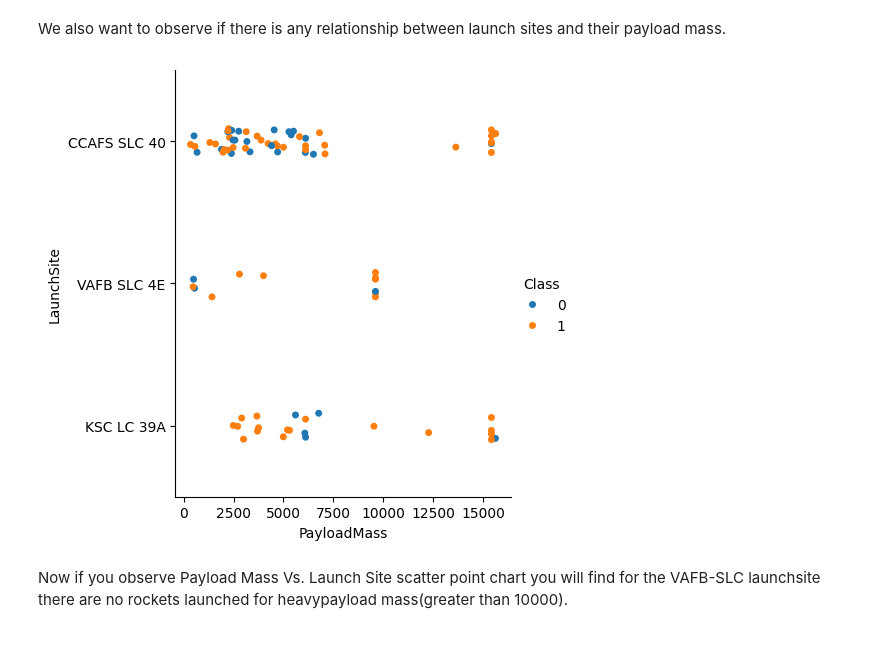
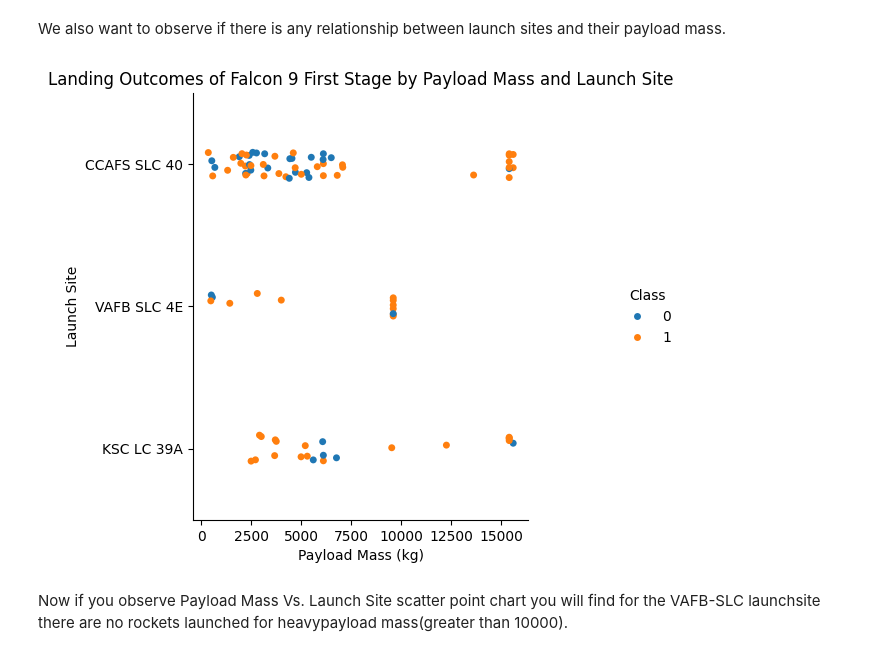
Before and after one commit to azwzhou/SpaceX-Falcon-9-Data-Science-Capstone-Coursera, a Jupyter notebook: EDA with Visualisation.ipynb, the cells around one changed output. Cells and saved outputs as stored; diff of their text form; code cells hidden in the pictures.

```diff
--- a/EDA with Visualisation.ipynb
+++ b/EDA with Visualisation.ipynb
@@ -93,9 +96,12 @@ We also want to observe if there is any relationship between launch sites and th
 # %%
 # Plot a scatter point chart with x axis to be Pay Load Mass (kg) and y axis to be the launch site, and hue to be the class value
 sns.catplot(data=df, x='PayloadMass', y='LaunchSite', hue='Class')
+plt.title('Landing Outcomes of Falcon 9 First Stage by Payload Mass and Launch Site')
+plt.xlabel('Payload Mass (kg)')
+plt.ylabel('Launch Site')
 plt.show()
 # %% [output]
-[figure, old version]
+[figure, new version]
 # %% [markdown]
 Now if you observe Payload Mass Vs. Launch Site scatter point chart you will find for the VAFB-SLC  launchsite there are no  rockets  launched for  heavypayload mass(greater than 10000).
 # %% [markdown]
```
Also changed, not shown: parts of 5 cells of this notebook.
